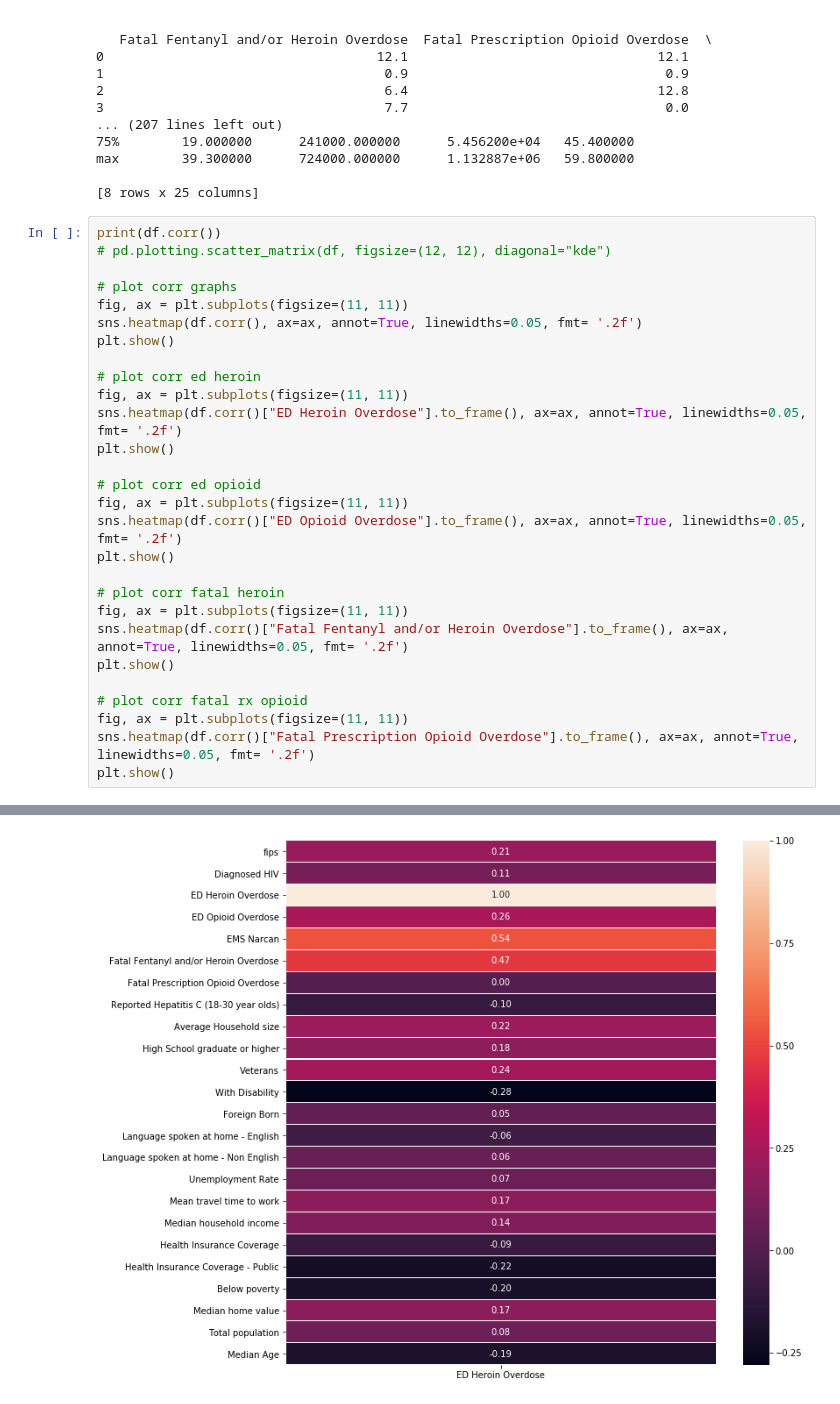
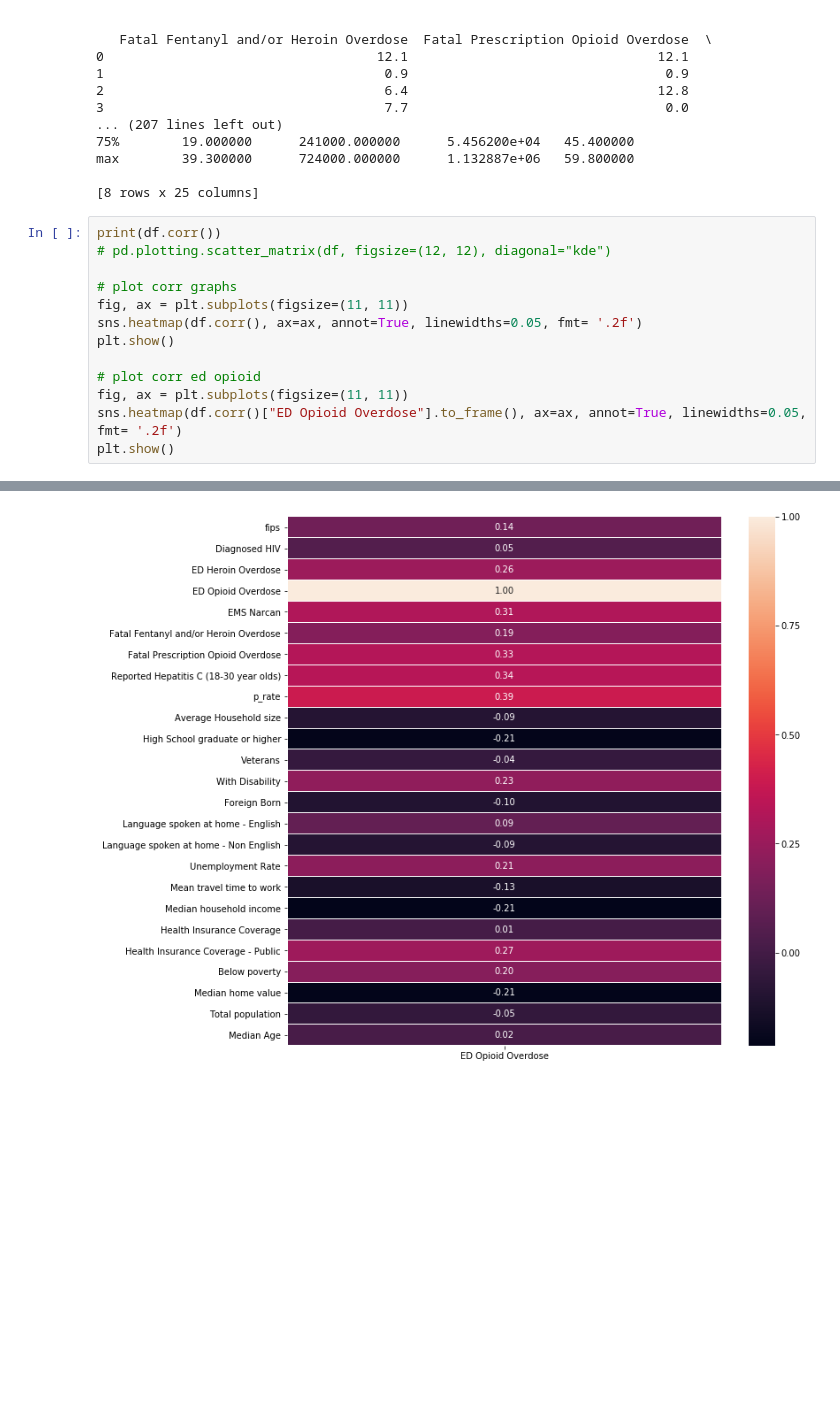
Before and after one commit to rohitmusti/ML-Final-Project, a Jupyter notebook: Final Project w_regressions.ipynb, the cells around one changed output, grey strips where cells are left out. Saved outputs shown, nothing was run; the diff lists cells and outputs as text; blank space fills up the shorter version.

Commit message:
More Regressions and Graphs

```diff
--- a/Final Project w_regressions.ipynb
+++ b/Final Project w_regressions.ipynb
@@ -62,25 +62,10 @@ fig, ax = plt.subplots(figsize=(11, 11))
 sns.heatmap(df.corr(), ax=ax, annot=True, linewidths=0.05, fmt= '.2f')
 plt.show()
 
-# plot corr ed heroin
-fig, ax = plt.subplots(figsize=(11, 11))
-sns.heatmap(df.corr()["ED Heroin Overdose"].to_frame(), ax=ax, annot=True, linewidths=0.05, fmt= '.2f')
-plt.show()
-
 # plot corr ed opioid
 fig, ax = plt.subplots(figsize=(11, 11))
 sns.heatmap(df.corr()["ED Opioid Overdose"].to_frame(), ax=ax, annot=True, linewidths=0.05, fmt= '.2f')
 plt.show()
-
-# plot corr fatal heroin
-fig, ax = plt.subplots(figsize=(11, 11))
-sns.heatmap(df.corr()["Fatal Fentanyl and/or Heroin Overdose"].to_frame(), ax=ax, annot=True, linewidths=0.05, fmt= '.2f')
-plt.show()
-
-# plot corr fatal rx opioid
-fig, ax = plt.subplots(figsize=(11, 11))
-sns.heatmap(df.corr()["Fatal Prescription Opioid Overdose"].to_frame(), ax=ax, annot=True, linewidths=0.05, fmt= '.2f')
-plt.show()
 # %% [output]
                                             fips  Diagnosed HIV  \
 fips                                    1.000000       0.224897
@@ -103 +88 @@ Median Age                                     -0.278564    1.000000
-[figure, old version]
+[figure, new version]
```
Also changed, not shown: parts of 8 cells of this notebook, 2 other files.
